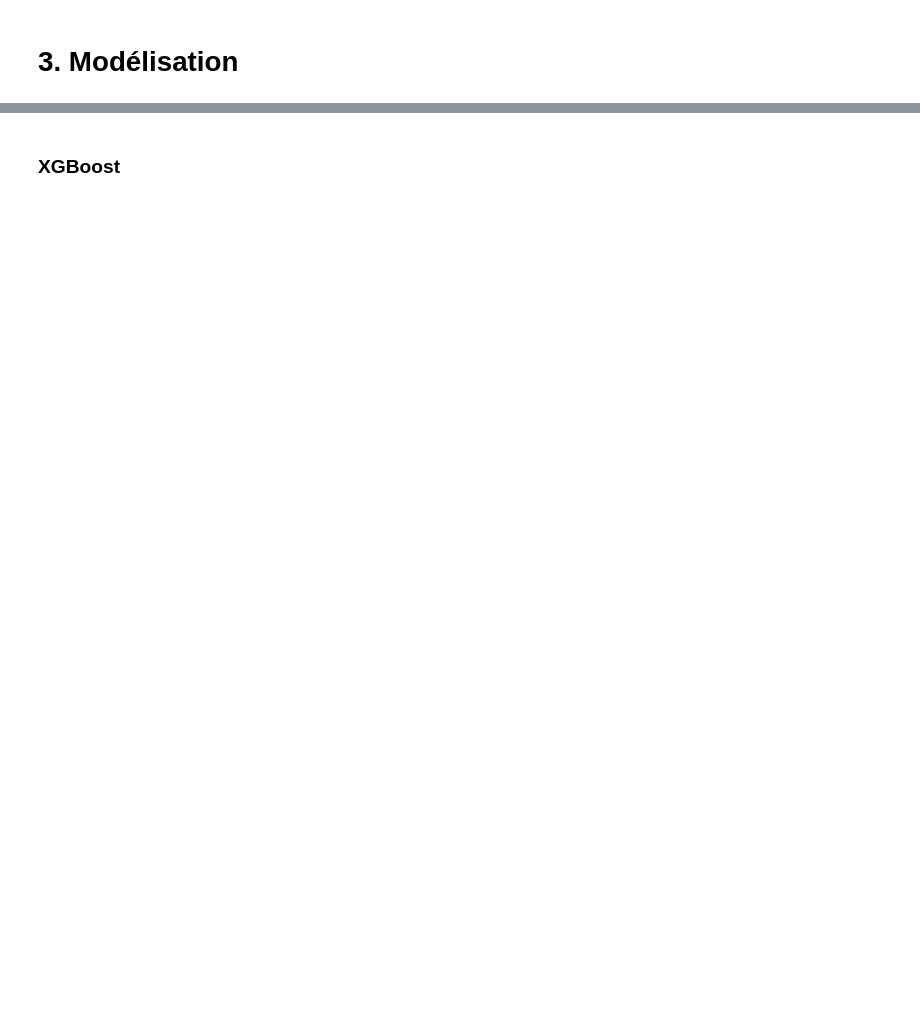
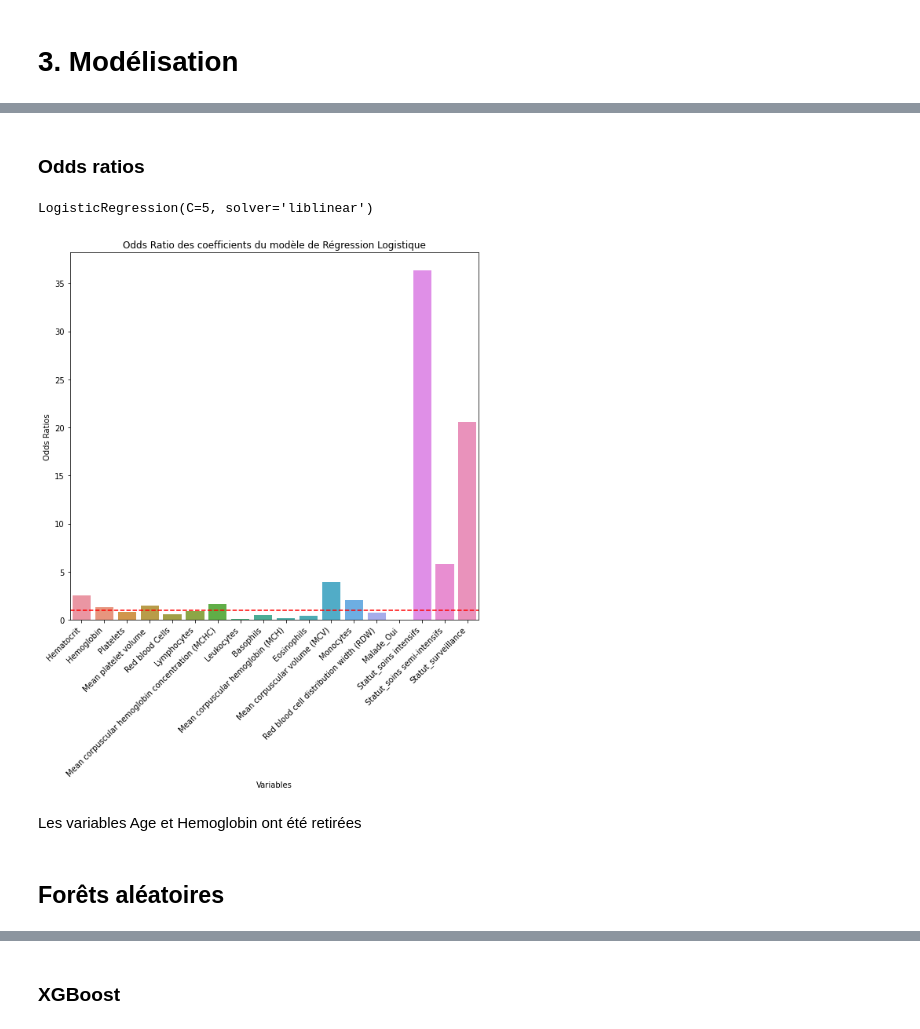
Before and after one commit to VictoorV/Pr-diction_COVID19, a Jupyter notebook: Projet covid 19_update.ipynb, the cells around one changed output, grey strips where cells are left out. Saved outputs shown, nothing was run; the diff lists cells and outputs as text; code cells hidden in the pictures; blank space fills up the shorter version.

```diff
--- a/Projet covid 19_update.ipynb
+++ b/Projet covid 19_update.ipynb
@@ -867,0 +781,3 @@ weighted avg       0.81      0.83      0.82       111
+# %%
+tests_sanguins_ = tests_sanguins
+tests_sanguins_ = [t for t in tests_sanguins if t not in ['Hemoglobin']]
@@ -867,0 +855,14 @@ weighted avg       0.81      0.83      0.82       111
+# %%
+pipeline_dt = ImbPipeline(steps=[
+    #('normalisation1', Normalisation_continuous()),
+    ('smote', SMOTENC(k_neighbors=5, sampling_strategy=1, categorical_features=['Malade', 'Statut'], random_state=0)),
+    ('normalisation2', Normalisation_discrete()),
+    ('encoder', Encodage_Dummies()),  # Encoder après round_target
+    #('debug', DebugTransformer('encoder')),
+    ('classifier', DecisionTreeClassifier(max_depth=20,random_state = 0))
+])
+# %%
+X_smoted, Y_smoted = pipeline_dt.named_steps['smote'].fit_resample(X_train, Y_train)
+pipeline_dt.named_steps['normalisation2'].fit(X_smoted)
+X_normalized_2 = pipeline_dt.named_steps['normalisation2'].transform(X_smoted)
+#np.unique(X_normalized_2['Patient age quantile'])
@@ -1305,0 +971,7 @@ weighted avg       0.88      0.88      0.88       111
+# %%
+pipeline_lr = ImbPipeline(steps=[
+    #('normalisation1', Normalisation_continuous()),
+    ('smote', random_search.best_estimator_[0]),
+    ('normalisation2', Normalisation_discrete()),
+    ('encoder', Encodage_Dummies()),
+    ('classifier', random_search.best_estimator_[-1])])
@@ -1305,0 +990,27 @@ weighted avg       0.88      0.88      0.88       111
+# %% [markdown]
+### Odds ratios
+# %%
+model_lr = pipeline_lr.named_steps['classifier']
+model_lr
+# %% [output]
+LogisticRegression(C=5, solver='liblinear')
+# %%
+X_test_transformed = pipeline_lr[:-1].transform(X_test)
+model_lr = pipeline_lr.named_steps['classifier']
+
+odds_ratios = np.exp(model_lr.coef_[0])
+plt.figure(figsize=(8, 10))
+sns.barplot(x=X_test_transformed.columns, y=odds_ratios)
+plt.xlabel('Variables')
+plt.ylabel('Odds Ratios')
+plt.title('Odds Ratio des coefficients du modèle de Régression Logistique')
+plt.axhline(1, color='red', linestyle='--')
+plt.xticks(rotation=45, ha='right')
+plt.tight_layout()
+plt.show()
+# %% [output]
+[figure, added]
+# %% [markdown]
+Les variables Age et Hemoglobin ont été retirées
+# %% [markdown]
+## Forêts aléatoires
```
Also changed, not shown: parts of 104 cells of this notebook.
